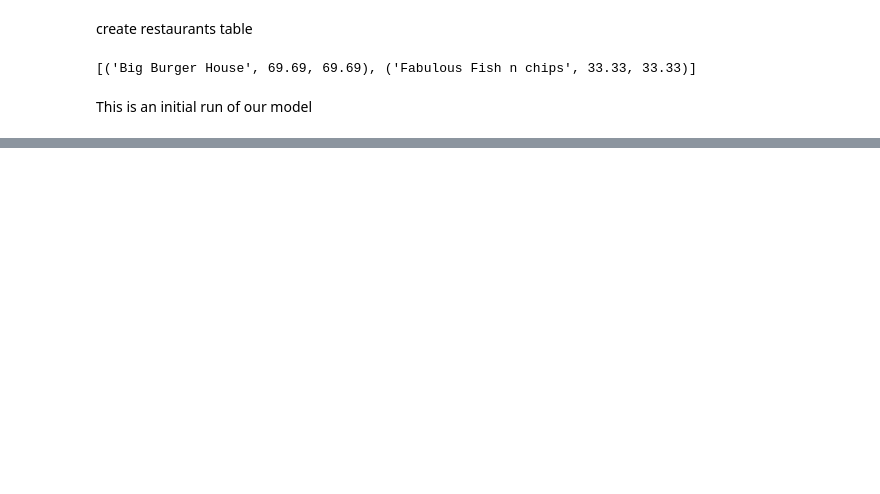
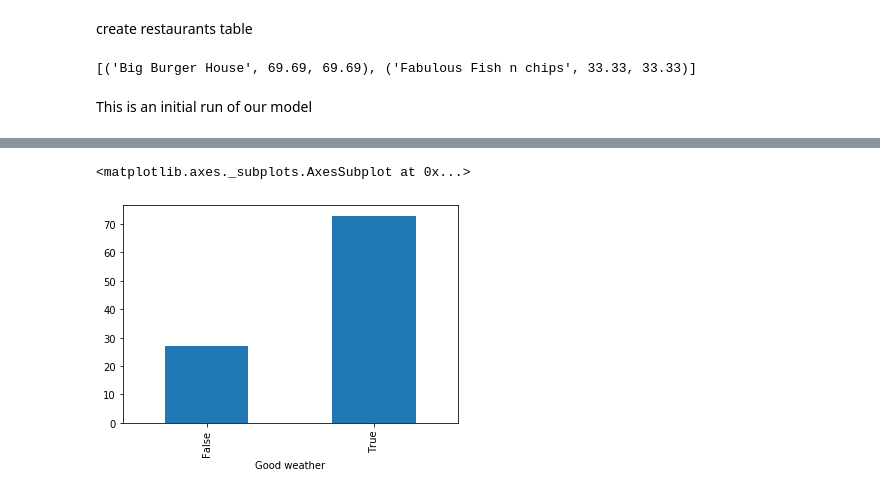
Before and after one commit to vincentveyron/hometimeABM, a Jupyter notebook: 1 - Run Simulation.ipynb, the cells around one changed output, grey strips where cells are left out. Drawn from its saved outputs; the diff is of its cells as text; code cells hidden in the pictures; blank space fills up the shorter version.

```diff
--- a/1 - Run Simulation.ipynb
+++ b/1 - Run Simulation.ipynb
@@ -33,3 +69,8 @@ model_vars.head()
+# %%
+model_vars.groupby('Good weather').size().plot.bar()
+# %% [output]
+<matplotlib.axes._subplots.AxesSubplot at 0x...>
+[figure, added]
 # %%
 agent_vars.to_csv("agent.csv")
 model_vars.to_csv("model.csv")
```
Also changed, not shown: parts of 4 cells of this notebook, 4 other files.
